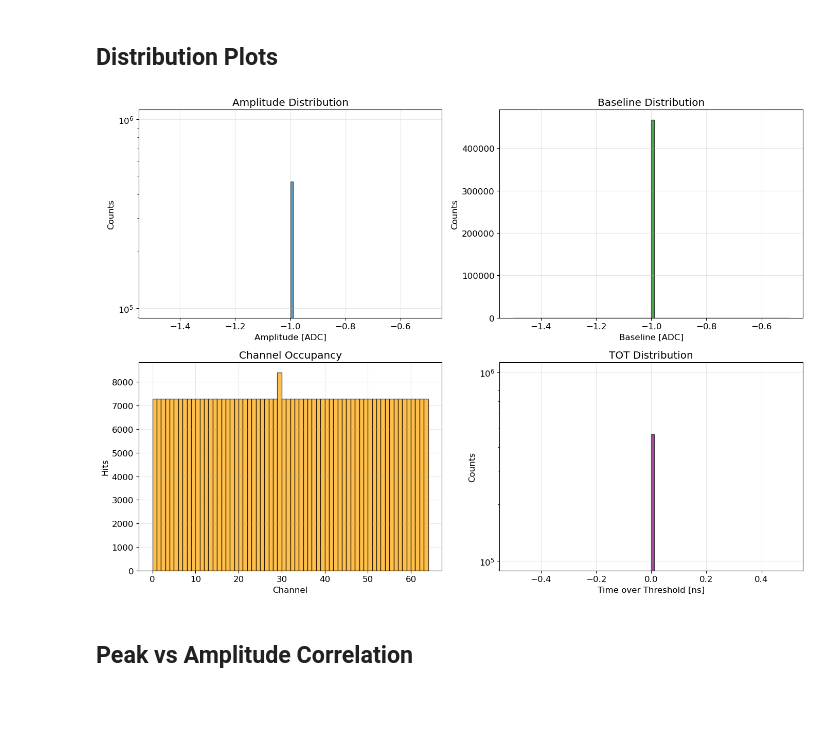
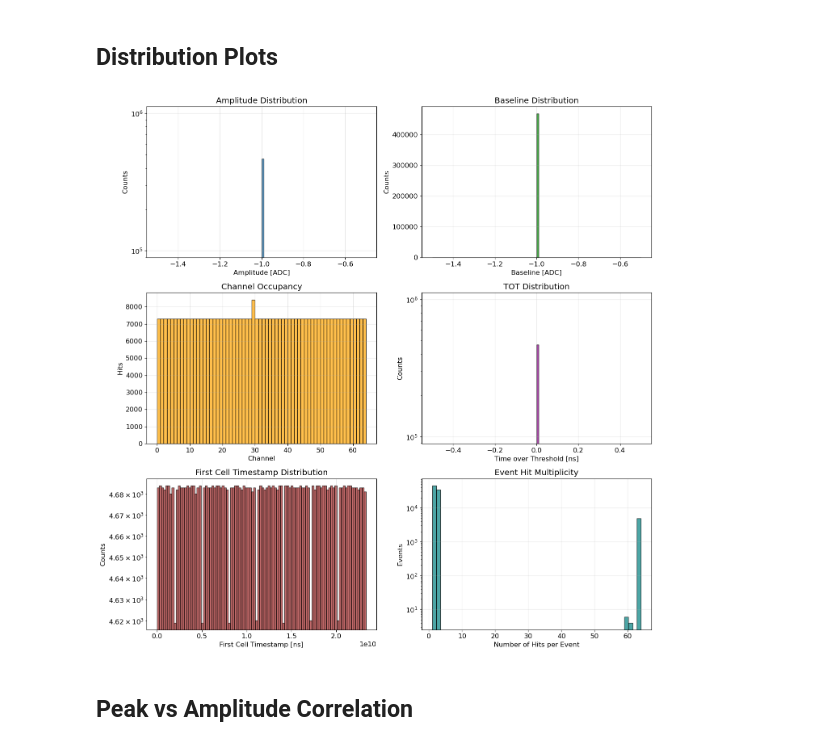
Before and after one commit to jaca230/midas_file_unpacker_app, a Jupyter notebook: notebooks/SAMPIC/plot_sampic_waveforms.ipynb, the cells around one changed output. Cells and saved outputs as stored; diff of their text form; code cells hidden in the pictures; blank space fills up the shorter version.

```diff
--- a/notebooks/SAMPIC/plot_sampic_waveforms.ipynb
+++ b/notebooks/SAMPIC/plot_sampic_waveforms.ipynb
@@ -191,10 +237,16 @@ peaks = []
 channels = []
 tot_values = []
 time_instants = []
+first_cell_timestamps = []
+num_hits_per_event = []
 
 for i in range(n_events):
     tree.GetEntry(i)
     event = tree.sampic_event
+
+    # store multiplicity once per event
+    num_hits_per_event.append(len(event.hits))
+
     for hit in event.hits:
         amplitudes.append(hit.amplitude)
         baselines.append(hit.baseline)
@@ -203,6 +255,9 @@ for i in range(n_events):
         tot_values.append(hit.tot_value)
         time_instants.append(hit.time_instant)
 
+        # NEW
+        first_cell_timestamps.append(hit.first_cell_timestamp)
+
 # Convert to numpy arrays
 amplitudes = np.array(amplitudes)
 baselines = np.array(baselines)
@@ -210,9 +265,11 @@ peaks = np.array(peaks)
 channels = np.array(channels)
 tot_values = np.array(tot_values)
 time_instants = np.array(time_instants)
+first_cell_timestamps = np.array(first_cell_timestamps)
+num_hits_per_event = np.array(num_hits_per_event)
 
 print(f"Total hits analyzed: {len(amplitudes)}")
-print(f"\nAmplitude statistics:")
+print("\nAmplitude statistics:")
 print(f"  Mean: {np.mean(amplitudes):.2f}")
 print(f"  Std:  {np.std(amplitudes):.2f}")
 print(f"  Min:  {np.min(amplitudes):.2f}")
@@ -228,38 +285,52 @@ Amplitude statistics:
 # %% [markdown]
 ## Distribution Plots
 # %%
-fig, axes = plt.subplots(2, 2, figsize=(14, 10))
+fig, axes = plt.subplots(3, 2, figsize=(14, 14))
 
-# Amplitude distribution
+# --- Amplitude distribution ---
 axes[0, 0].hist(amplitudes, bins=100, alpha=0.7, edgecolor='black')
 axes[0, 0].set_xlabel('Amplitude [ADC]')
 axes[0, 0].set_ylabel('Counts')
 axes[0, 0].set_title('Amplitude Distribution')
 axes[0, 0].set_yscale('log')
 
-# Baseline distribution
+# --- Baseline distribution ---
 axes[0, 1].hist(baselines, bins=100, alpha=0.7, edgecolor='black', color='green')
 axes[0, 1].set_xlabel('Baseline [ADC]')
 axes[0, 1].set_ylabel('Counts')
 axes[0, 1].set_title('Baseline Distribution')
 
-# Channel occupancy
+# --- Channel occupancy ---
 axes[1, 0].hist(channels, bins=64, range=(0, 64), alpha=0.7, edgecolor='black', color='orange')
 axes[1, 0].set_xlabel('Channel')
 axes[1, 0].set_ylabel('Hits')
 axes[1, 0].set_title('Channel Occupancy')
 
-# TOT distribution
+# --- TOT distribution ---
 axes[1, 1].hist(tot_values, bins=100, alpha=0.7, edgecolor='black', color='purple')
 axes[1, 1].set_xlabel('Time over Threshold [ns]')
 axes[1, 1].set_ylabel('Counts')
 axes[1, 1].set_title('TOT Distribution')
 axes[1, 1].set_yscale('log')
 
+# --- First cell timestamp distribution ---
+axes[2, 0].hist(first_cell_timestamps, bins=100, alpha=0.7, edgecolor='black', color='brown')
+axes[2, 0].set_xlabel('First Cell Timestamp [ns]')
+axes[2, 0].set_ylabel('Counts')
+axes[2, 0].set_title('First Cell Timestamp Distribution')
+axes[2, 0].set_yscale('log')
+
+# --- Number of hits per event distribution ---
+axes[2, 1].hist(num_hits_per_event, bins=50, alpha=0.7, edgecolor='black', color='teal')
+axes[2, 1].set_xlabel('Number of Hits per Event')
+axes[2, 1].set_ylabel('Events')
+axes[2, 1].set_title('Event Hit Multiplicity')
+axes[2, 1].set_yscale('log')
+
 plt.tight_layout()
 plt.show()
 # %% [output]
-[figure, old version]
+[figure, new version]
 # %% [markdown]
 ## Peak vs Amplitude Correlation
 # %%
```
Also changed, not shown: parts of 4 cells of this notebook, 1 other file.
